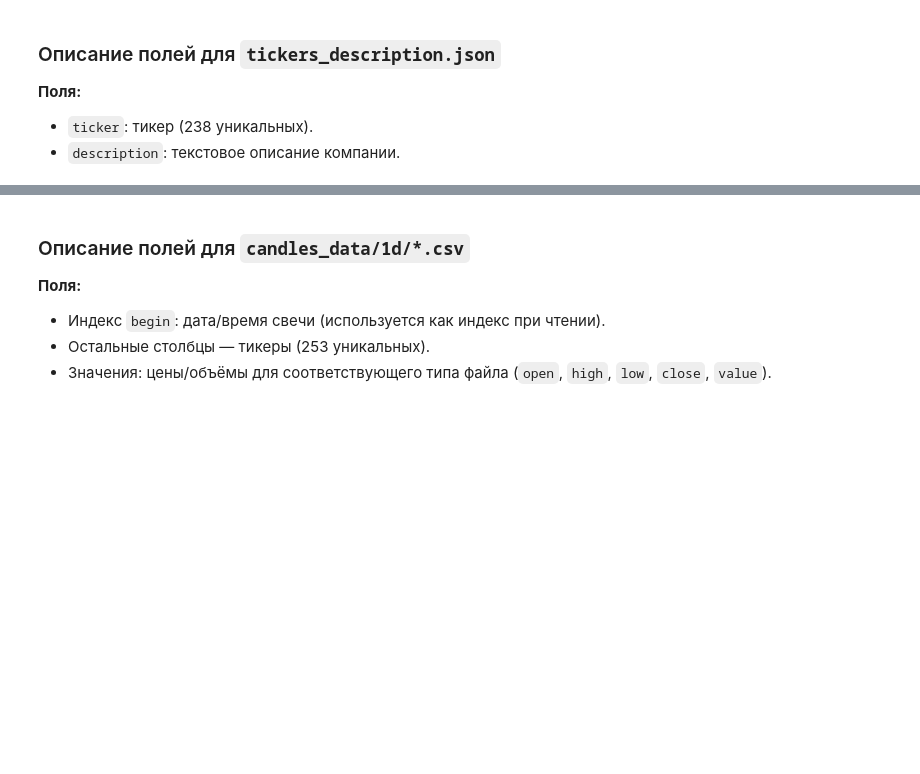
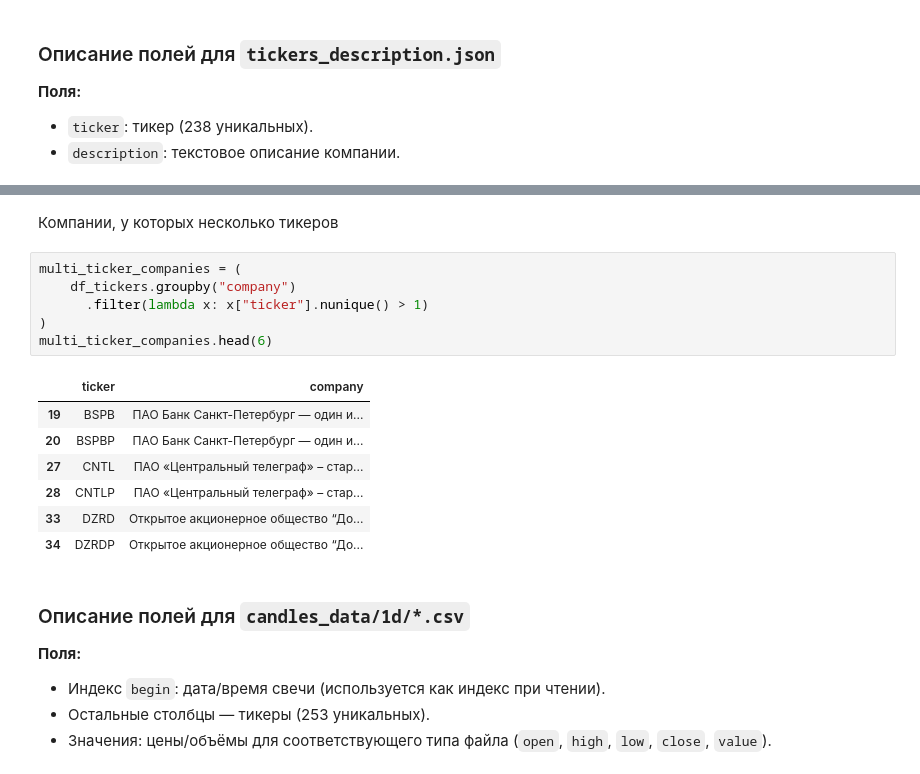
Before and after one commit to ArtyomOl/news_analyzer, a Jupyter notebook: RussianFinancialNews/news_data.ipynb, the cells around one changed output, grey strips where cells are left out. Cells and saved outputs as stored; diff of their text form; blank space fills up the shorter version.

```diff
--- a/RussianFinancialNews/news_data.ipynb
+++ b/RussianFinancialNews/news_data.ipynb
@@ -233,3 +234,19 @@ Loaded 238 tickers and 2 columns
+# %% [markdown]
+Компании, у которых несколько тикеров
+# %%
+multi_ticker_companies = (
+    df_tickers.groupby("company")
+      .filter(lambda x: x["ticker"].nunique() > 1)
+)
+multi_ticker_companies.head(6)
+# %% [output]
+|  | ticker | company |
+| 19 | BSPB | ПАО Банк Санкт-Петербург — один и... |
+| 20 | BSPBP | ПАО Банк Санкт-Петербург — один и... |
+| 27 | CNTL | ПАО «Центральный телеграф» – стар... |
+| 28 | CNTLP | ПАО «Центральный телеграф» – стар... |
+| 33 | DZRD | Открытое акционерное общество “До... |
+| 34 | DZRDP | Открытое акционерное общество “До... |
 # %% [markdown]
 ### Описание полей для `candles_data/1d/*.csv`
 **Поля:**
```
Also changed, not shown: parts of 9 cells of this notebook, 1 other file.
